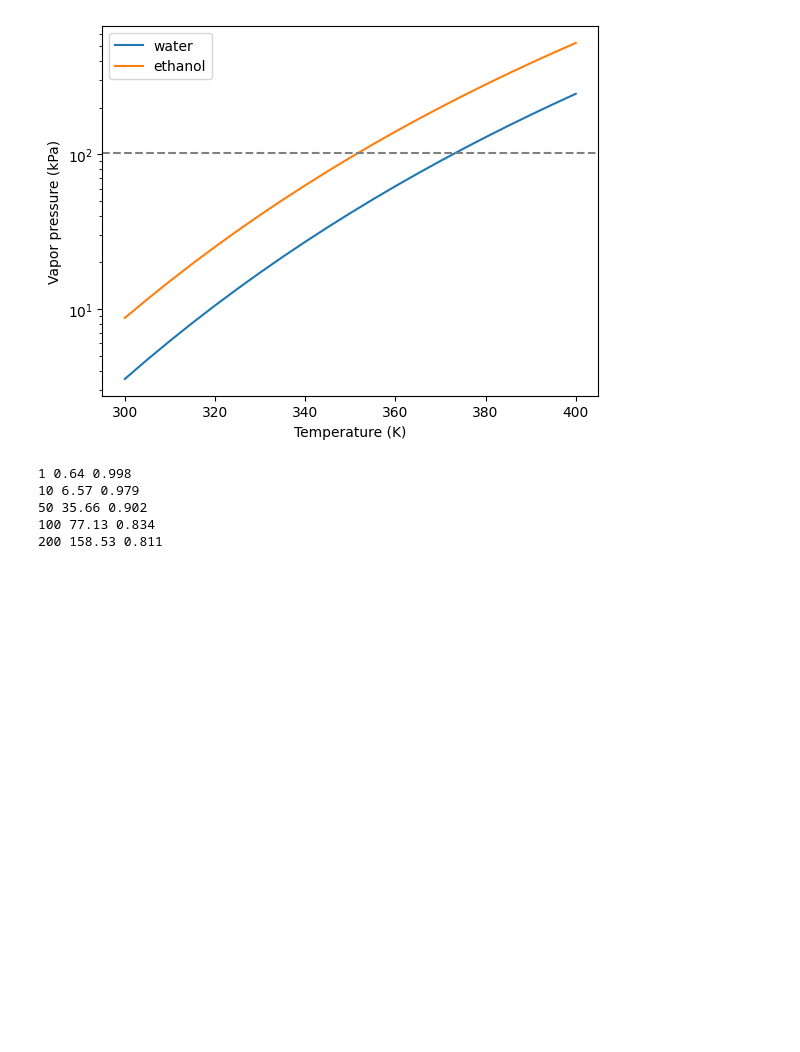
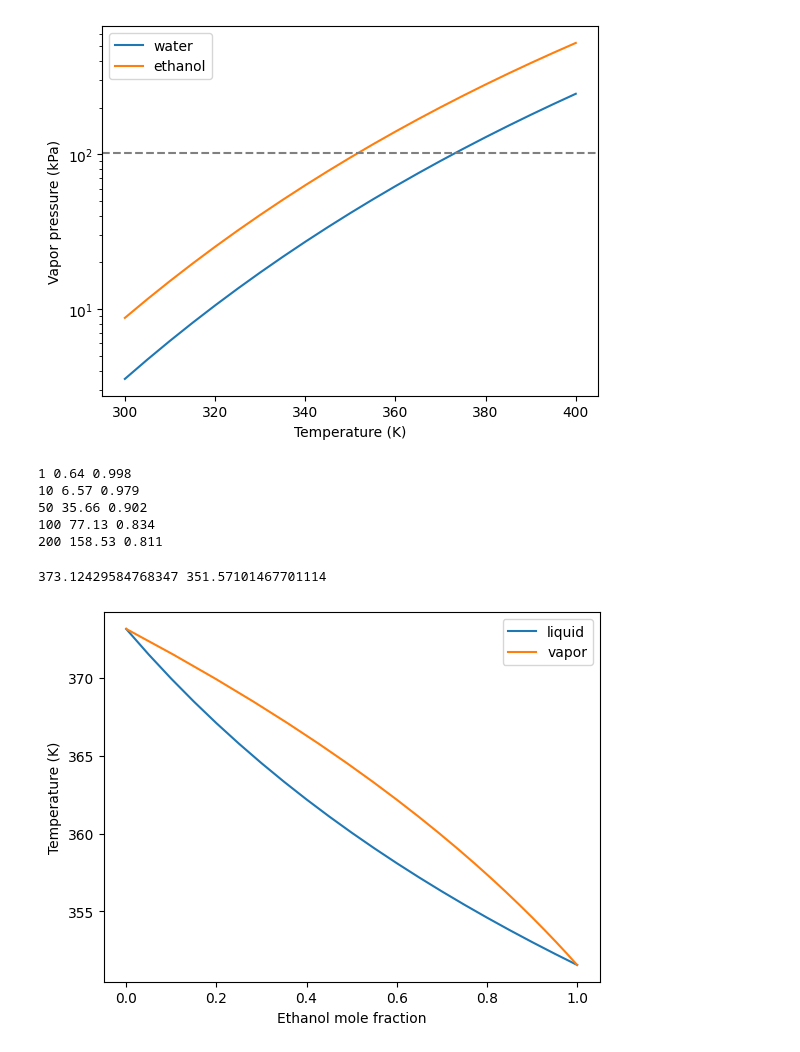
Before and after one commit to Hossain-Mahmud00/cantera-projects, a Jupyter notebook: Thermo_properties.ipynb, the cells around one changed output. Cells and saved outputs as stored; diff of their text form; code cells hidden in the pictures; blank space fills up the shorter version.

Commit message:
ethanol-water VLE and azeotrope

```diff
--- a/Thermo_properties.ipynb
+++ b/Thermo_properties.ipynb
@@ -85,3 +85,35 @@ for P_bar in [1, 10, 50, 100, 200]:
 50 35.66 0.902
 100 77.13 0.834
 200 158.53 0.811
+# %%
+
+from scipy.optimize import brentq
+
+eth = Chemical('ethanol')
+wat = Chemical('water')
+P = 101325
+
+def Psat(chem, T):
+    return chem.VaporPressure.T_dependent_property(T)
+
+def bubble(x1):
+    f = lambda T: x1*Psat(eth, T) + (1-x1)*Psat(wat, T) - P
+    T = brentq(f, 330, 400)
+    y1 = x1*Psat(eth, T) / P
+    return T, y1
+
+xs = np.linspace(0, 1, 21)
+res = [bubble(x) for x in xs]
+Tb = [r[0] for r in res]
+ys = [r[1] for r in res]
+print(Tb[0], Tb[-1])
+
+plt.plot(xs, Tb, label='liquid')
+plt.plot(ys, Tb, label='vapor')
+plt.xlabel('Ethanol mole fraction')
+plt.ylabel('Temperature (K)')
+plt.legend()
+plt.show()
+# %% [output]
+373.12429584768347 351.57101467701114
+[figure, added]
```
Also changed, not shown: parts of 2 cells of this notebook.
